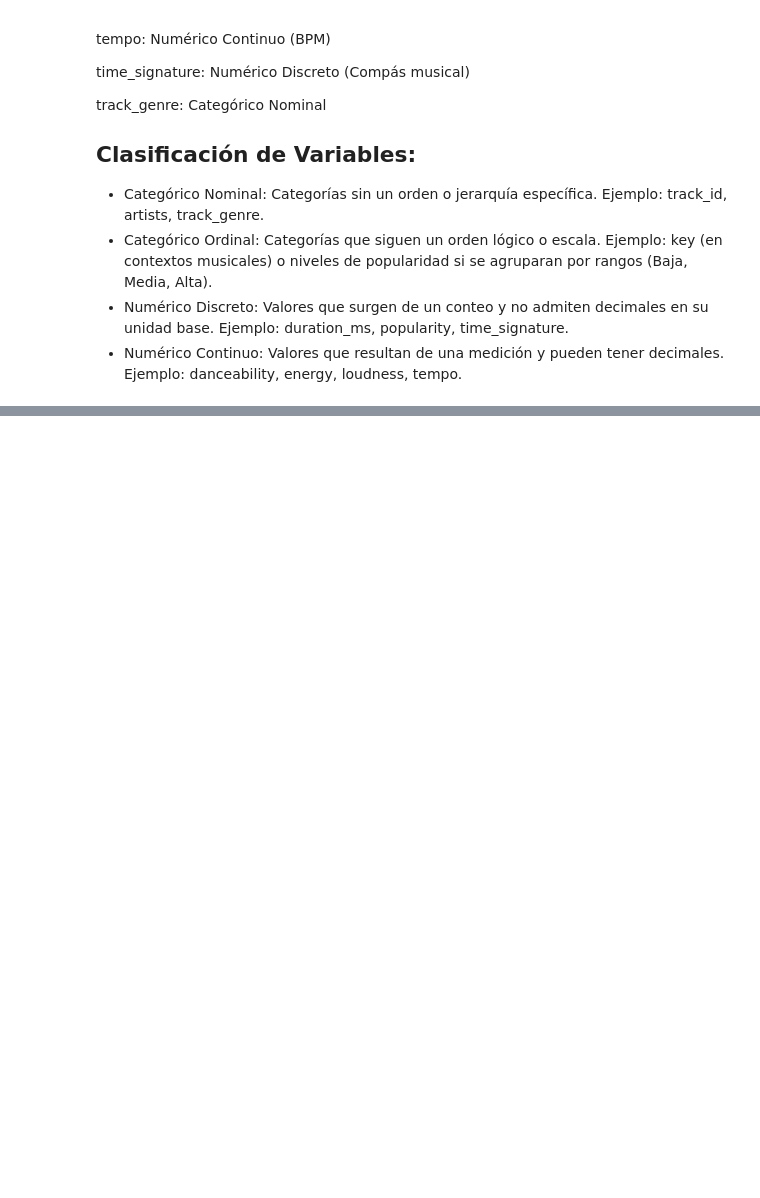
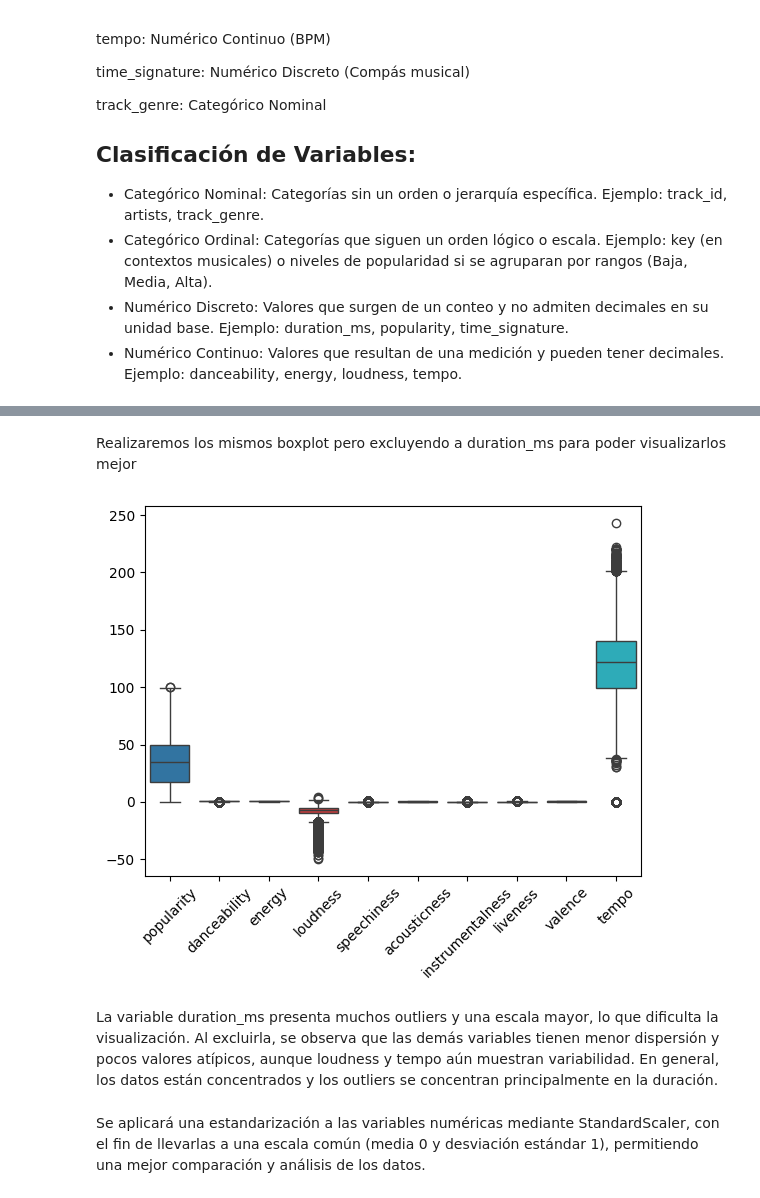
Before and after one commit to fernandovidalnn/evaluacion_1_mineria_datos, a Jupyter notebook: ev1_mineria.ipynb, the cells around one changed output, grey strips where cells are left out. Drawn from its saved outputs; the diff is of its cells as text; code cells hidden in the pictures; blank space fills up the shorter version.

```diff
--- a/ev1_mineria.ipynb
+++ b/ev1_mineria.ipynb
@@ -215,0 +418,14 @@ Ejemplo: danceability, energy, loudness, tempo.
+# %% [markdown]
+Realizaremos los mismos boxplot pero excluyendo a duration_ms para poder visualizarlos mejor
+# %%
+cols_sin_duration = [col for col in cols_numericas if col != 'duration_ms']
+
+sns.boxplot(data=df[cols_sin_duration])
+plt.xticks(rotation=45)
+plt.show()
+# %% [output]
+[figure, added]
+# %% [markdown]
+La variable duration_ms presenta muchos outliers y una escala mayor, lo que dificulta la visualización. Al excluirla, se observa que las demás variables tienen menor dispersión y pocos valores atípicos, aunque loudness y tempo aún muestran variabilidad. En general, los datos están concentrados y los outliers se concentran principalmente en la duración.
+# %% [markdown]
+Se aplicará una estandarización a las variables numéricas mediante StandardScaler, con el fin de llevarlas a una escala común (media 0 y desviación estándar 1), permitiendo una mejor comparación y análisis de los datos.
```
Also changed, not shown: parts of 27 cells of this notebook.
